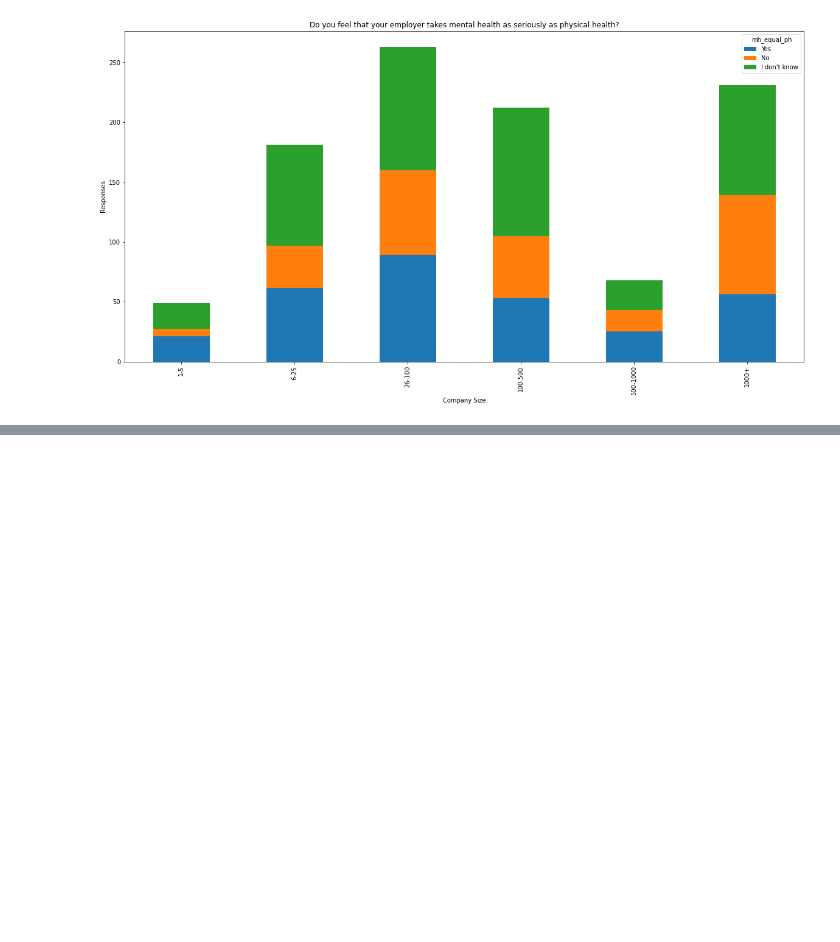
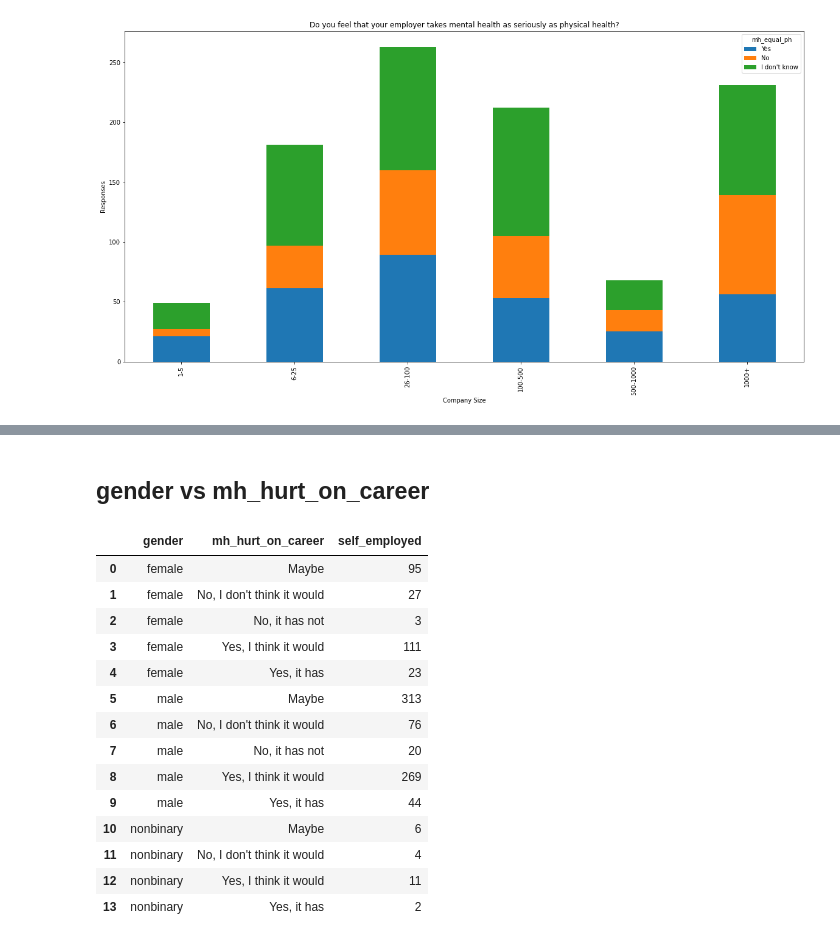
Before and after one commit to ArtTucker/mental_health_and_economics, a Jupyter notebook: visualization/OSMI_MHIT_exploration.ipynb, the cells around one changed output, grey strips where cells are left out. Drawn from its saved outputs; the diff is of its cells as text; code cells hidden in the pictures; blank space fills up the shorter version.

```diff
--- a/visualization/OSMI_MHIT_exploration.ipynb
+++ b/visualization/OSMI_MHIT_exploration.ipynb
@@ -951,0 +952,23 @@ plt.savefig("../images/work_pos_and_mh_hurt_on_career.png")
+# %% [markdown]
+## gender vs mh_hurt_on_career
+# %%
+# create dataframe for work_position and 'mh_hurt_on_career' responses
+gender_and_mh_hurt_on_career = pd.DataFrame(OSMI_MHIT_cleaned.groupby(['gender', 'mh_hurt_on_career'])['self_employed'].count())
+gender_and_mh_hurt_on_career = gender_and_mh_hurt_on_career.reset_index()
+gender_and_mh_hurt_on_career
+# %% [output]
+|  | gender | mh_hurt_on_career | self_employed |
+| 0 | female | Maybe | 95 |
+| 1 | female | No, I don't think it would | 27 |
+| 2 | female | No, it has not | 3 |
+| 3 | female | Yes, I think it would | 111 |
+| 4 | female | Yes, it has | 23 |
+| 5 | male | Maybe | 313 |
+| 6 | male | No, I don't think it would | 76 |
+| 7 | male | No, it has not | 20 |
+| 8 | male | Yes, I think it would | 269 |
+| 9 | male | Yes, it has | 44 |
+| 10 | nonbinary | Maybe | 6 |
+| 11 | nonbinary | No, I don't think it would | 4 |
+| 12 | nonbinary | Yes, I think it would | 11 |
+| 13 | nonbinary | Yes, it has | 2 |
```
Also changed, not shown: parts of 24 cells of this notebook, 1 other file.
